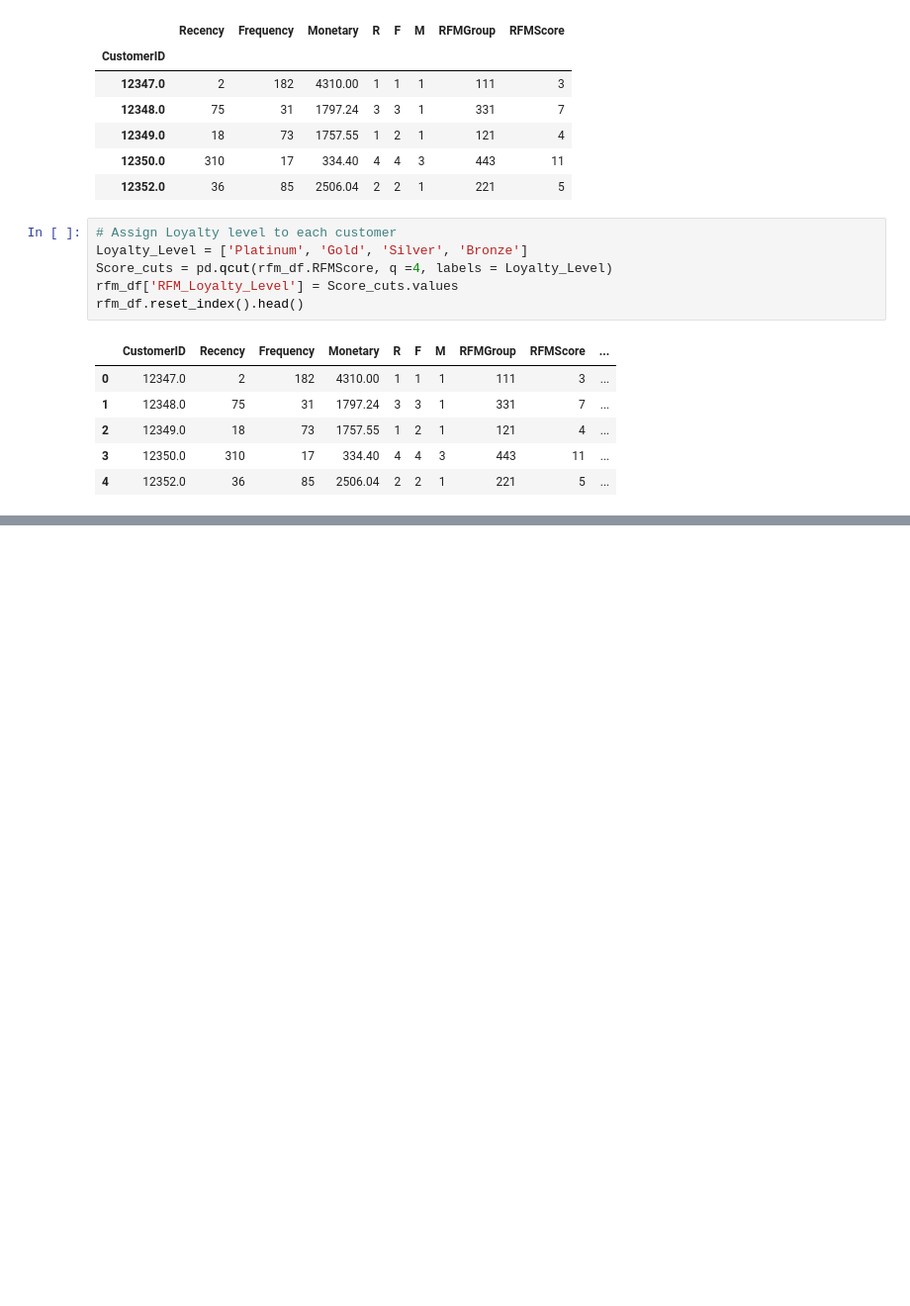
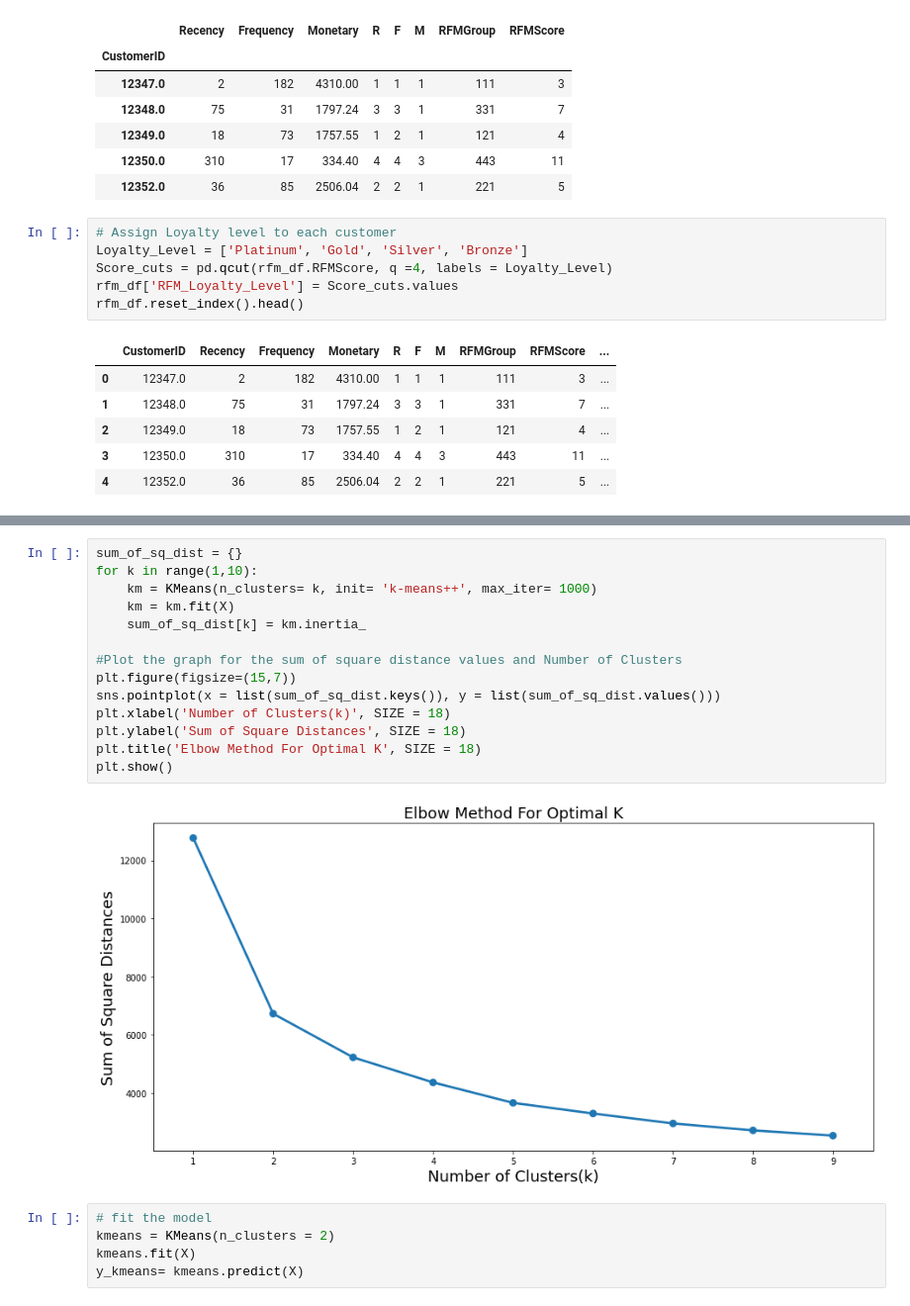
Before and after one commit to Shashankshekharpandey/Online-retail-customer-segmentation, a Jupyter notebook: Online_retail_customer_Segmentation.ipynb, the cells around one changed output, grey strips where cells are left out. Shown at 99% size. Saved outputs shown, nothing was run; the diff lists cells and outputs as text; blank space fills up the shorter version.

```diff
--- a/Online_retail_customer_Segmentation.ipynb
+++ b/Online_retail_customer_Segmentation.ipynb
@@ -679,0 +848,21 @@ rfm_df.reset_index().head()
+# %%
+sum_of_sq_dist = {}
+for k in range(1,10):
+    km = KMeans(n_clusters= k, init= 'k-means++', max_iter= 1000)
+    km = km.fit(X)
+    sum_of_sq_dist[k] = km.inertia_
+
+#Plot the graph for the sum of square distance values and Number of Clusters
+plt.figure(figsize=(15,7))
+sns.pointplot(x = list(sum_of_sq_dist.keys()), y = list(sum_of_sq_dist.values()))
+plt.xlabel('Number of Clusters(k)', SIZE = 18)
+plt.ylabel('Sum of Square Distances', SIZE = 18)
+plt.title('Elbow Method For Optimal K', SIZE = 18)
+plt.show()
+# %% [output]
+[figure, added]
+# %%
+# fit the model
+kmeans = KMeans(n_clusters = 2)
+kmeans.fit(X)
+y_kmeans= kmeans.predict(X)
```
Also changed, not shown: parts of 17 cells of this notebook.
